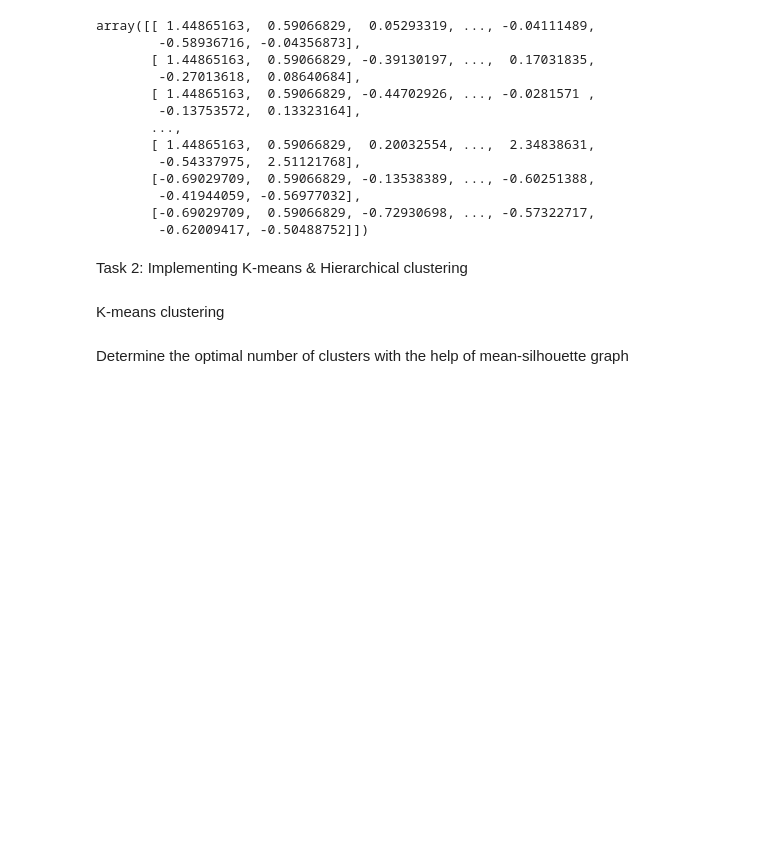
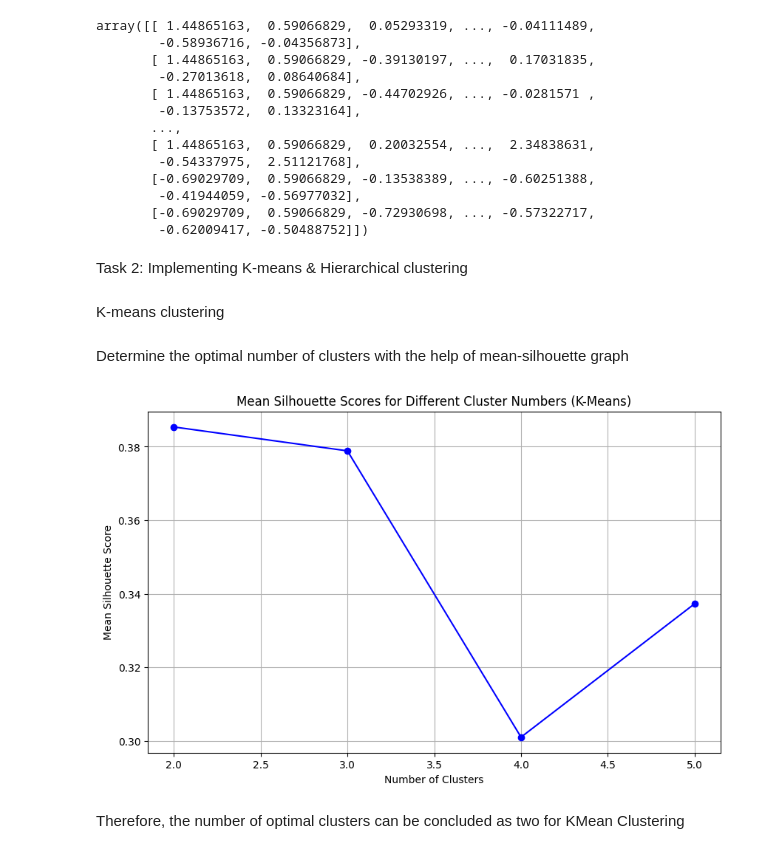
Before and after one commit to ananthk19/clusteringExperiment, a Jupyter notebook: main.ipynb, the cells around one changed output. Drawn from its saved outputs; the diff is of its cells as text; code cells hidden in the pictures; blank space fills up the shorter version.

Commit message:
Found Optimal Clusters for KMeans

```diff
--- a/main.ipynb
+++ b/main.ipynb
@@ -59,3 +59,26 @@ Task 2: Implementing K-means & Hierarchical clustering
 K-means clustering
 # %% [markdown]
 Determine the optimal number of clusters with the help of mean-silhouette graph
+# %%
+meanSilhouette_scores = []
+# test for cluster numbers 2 to 5
+probable_clusters = range(2,6)
+
+for cluster in probable_clusters:
+    kmeans = KMeans(n_clusters=cluster, random_state=42)
+    cluster_labels = kmeans.fit_predict(data_scaled)
+    mean_silhouette = silhouette_score(data_scaled, cluster_labels)
+    meanSilhouette_scores.append(mean_silhouette)
+
+# Plotting Mean Silhouette Scores
+plt.figure(figsize=(10, 6))
+plt.plot(probable_clusters, meanSilhouette_scores, marker='o', color='b')
+plt.title('Mean Silhouette Scores for Different Cluster Numbers (K-Means)')
+plt.xlabel('Number of Clusters')
+plt.ylabel('Mean Silhouette Score')
+plt.grid(True)
+plt.show()
+# %% [output]
+[figure, added]
+# %% [markdown]
+Therefore, the number of optimal clusters can be concluded as two for KMean Clustering
```
